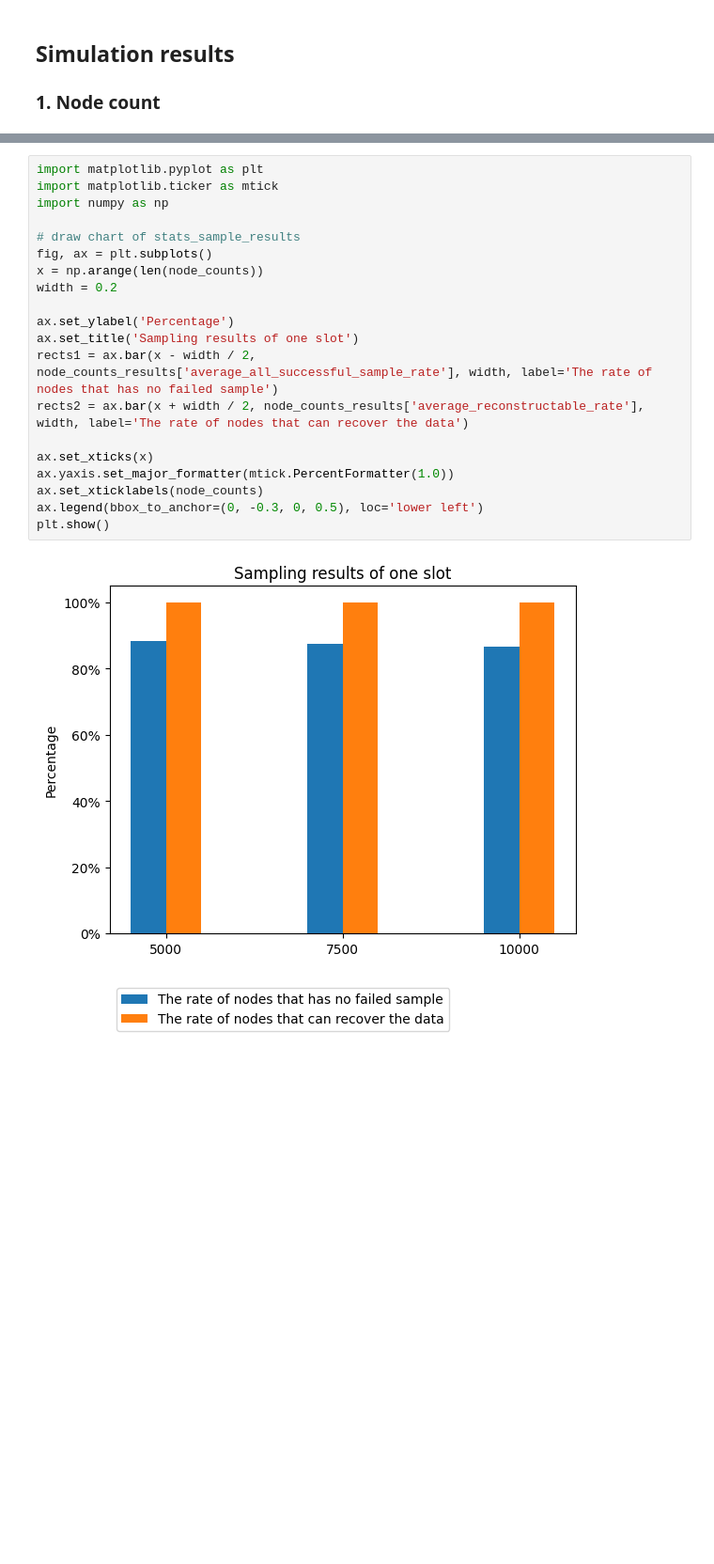
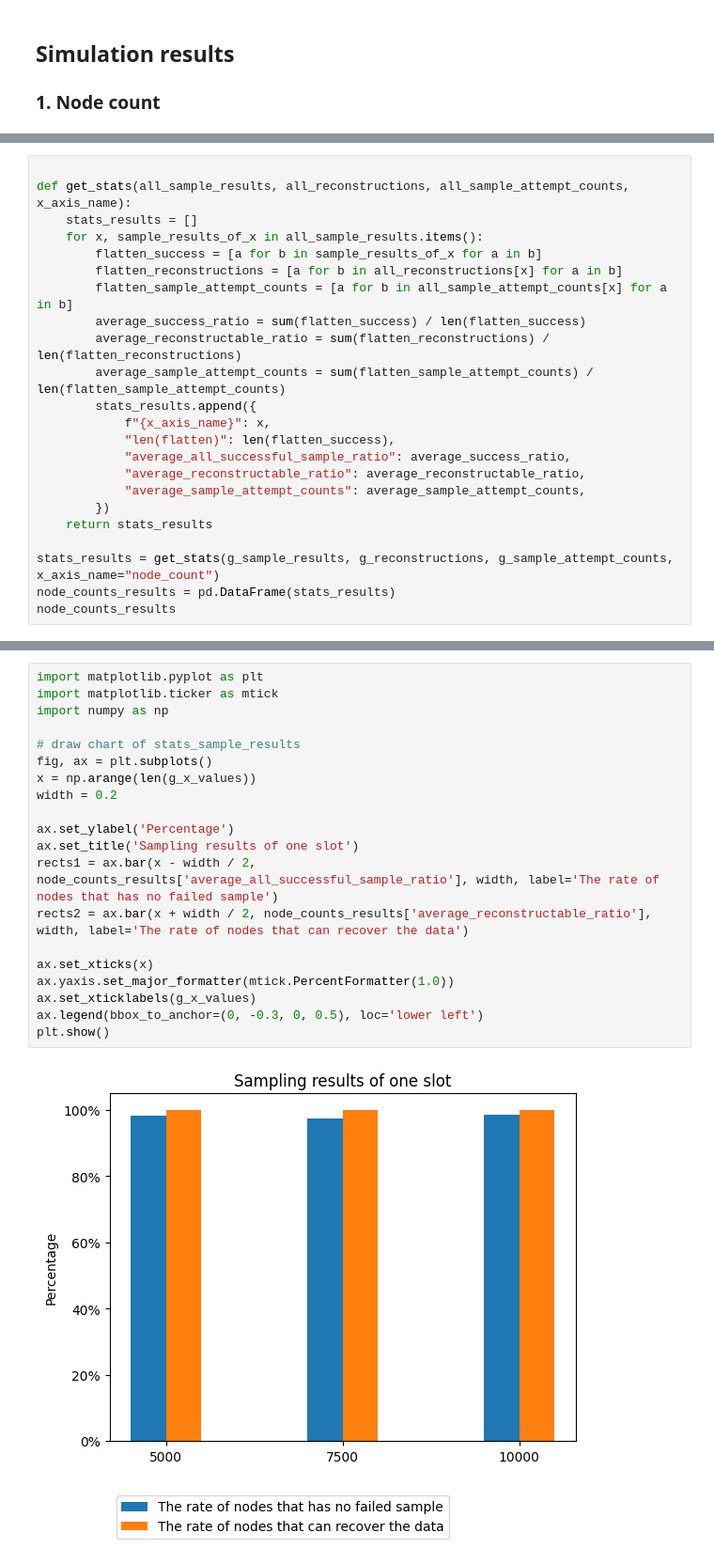
Before and after one commit to hwwhww/peerdas, a Jupyter notebook: sim.ipynb, the cells around one changed output, grey strips where cells are left out. Shown at 94% size. Cells and saved outputs as stored; diff of their text form; blank space fills up the shorter version.

Commit message:
Fix sample logic and refactor stats

```diff
--- a/sim.ipynb
+++ b/sim.ipynb
@@ -536,0 +522,23 @@ node_counts_results
+# %%
+
+def get_stats(all_sample_results, all_reconstructions, all_sample_attempt_counts, x_axis_name):
+    stats_results = []
+    for x, sample_results_of_x in all_sample_results.items():
+        flatten_success = [a for b in sample_results_of_x for a in b]
+        flatten_reconstructions = [a for b in all_reconstructions[x] for a in b]
+        flatten_sample_attempt_counts = [a for b in all_sample_attempt_counts[x] for a in b]
+        average_success_ratio = sum(flatten_success) / len(flatten_success)
+        average_reconstructable_ratio = sum(flatten_reconstructions) / len(flatten_reconstructions)
+        average_sample_attempt_counts = sum(flatten_sample_attempt_counts) / len(flatten_sample_attempt_counts)
+        stats_results.append({
+            f"{x_axis_name}": x,
+            "len(flatten)": len(flatten_success),
+            "average_all_successful_sample_ratio": average_success_ratio,
+            "average_reconstructable_ratio": average_reconstructable_ratio,
+            "average_sample_attempt_counts": average_sample_attempt_counts,
+        })
+    return stats_results
+
+stats_results = get_stats(g_sample_results, g_reconstructions, g_sample_attempt_counts, x_axis_name="node_count")
+node_counts_results = pd.DataFrame(stats_results)
+node_counts_results
@@ -537,23 +550,23 @@ node_counts_results
 # %%
 import matplotlib.pyplot as plt
 import matplotlib.ticker as mtick
 import numpy as np
 
 # draw chart of stats_sample_results
 fig, ax = plt.subplots()
-x = np.arange(len(node_counts))
+x = np.arange(len(g_x_values))
 width = 0.2
 
 ax.set_ylabel('Percentage')
 ax.set_title('Sampling results of one slot')
-rects1 = ax.bar(x - width / 2, node_counts_results['average_all_successful_sample_rate'], width, label='The rate of nodes that has no failed sample')
-rects2 = ax.bar(x + width / 2, node_counts_results['average_reconstructable_rate'], width, label='The rate of nodes that can recover the data')
+rects1 = ax.bar(x - width / 2, node_counts_results['average_all_successful_sample_ratio'], width, label='The rate of nodes that has no failed sample')
+rects2 = ax.bar(x + width / 2, node_counts_results['average_reconstructable_ratio'], width, label='The rate of nodes that can recover the data')
 
 ax.set_xticks(x)
 ax.yaxis.set_major_formatter(mtick.PercentFormatter(1.0))
-ax.set_xticklabels(node_counts)
+ax.set_xticklabels(g_x_values)
 ax.legend(bbox_to_anchor=(0, -0.3, 0, 0.5), loc='lower left')
 plt.show()
 # %% [output]
-[figure, old version]
+[figure, new version]
 # %% [markdown]
```
Also changed, not shown: parts of 20 cells of this notebook.
